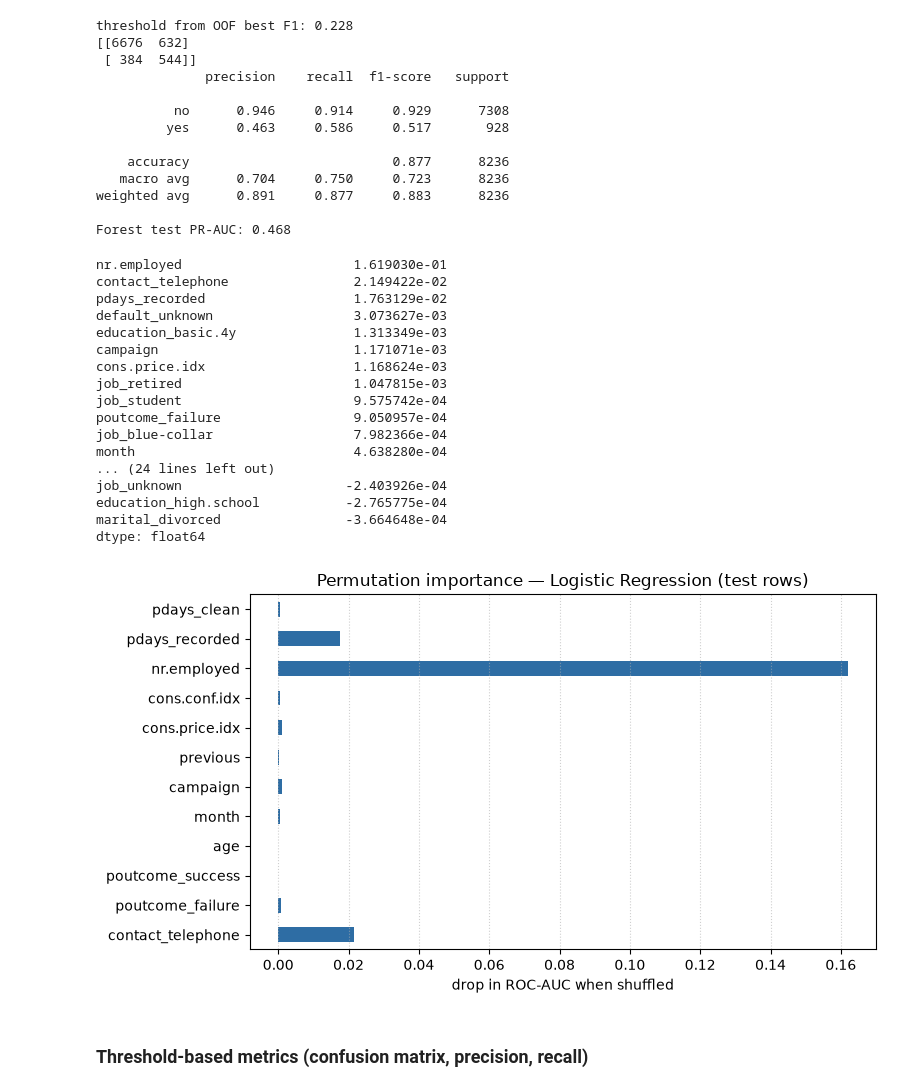
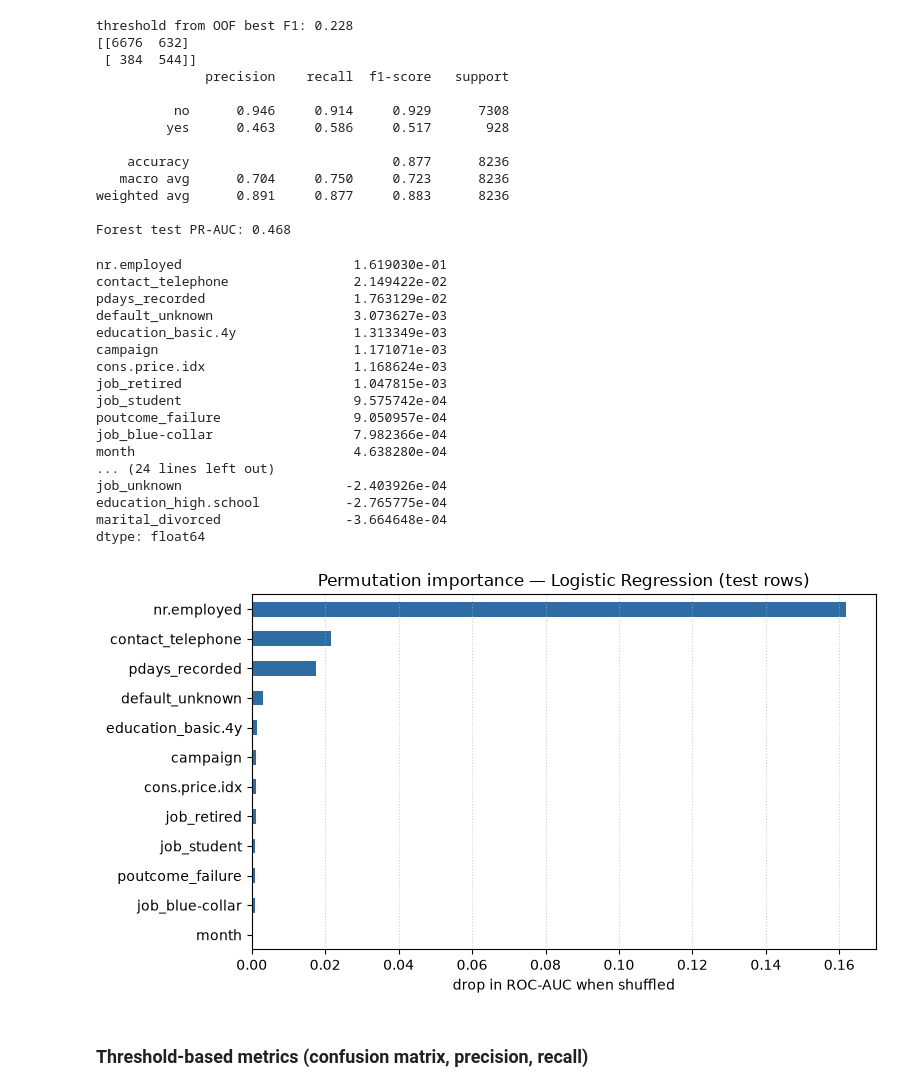
Before and after one commit to anoopungrd/sgh-advanced-analytics-big-data, a Jupyter notebook: semester-1/data-mining/project/code/Bank_Marketing_Notebook.ipynb, the cells around one changed output. Drawn from its saved outputs; the diff is of its cells as text; code cells hidden in the pictures.

```diff
--- a/semester-1/data-mining/project/code/Bank_Marketing_Notebook.ipynb
+++ b/semester-1/data-mining/project/code/Bank_Marketing_Notebook.ipynb
@@ -1615,35 +1592,35 @@ r_log = permutation_importance(logreg, X_test_lin, y_test, scoring="roc_auc",
 drop_log = pd.Series(r_log.importances_mean, index=X_test_lin.columns)
 print(drop_log.sort_values(ascending=False))
 
 # Plot the 12 features whose shuffling hurt the ROC-AUC score the most
 with plt.style.context('default'):
     plt.figure(figsize=(8, 4.5), facecolor="white")
-    ax = drop_log.tail(12).plot(kind="barh", color="#2E6DA4")
-    ax.set_facecolor("white")
+    ax = drop_log.sort_values().tail(12).plot(kind="barh", color="#2E6DA4")
+    #ax.set_facecolor("white")
     plt.xlabel("drop in ROC-AUC when shuffled")
     plt.title("Permutation importance — Logistic Regression (test rows)")
     plt.grid(axis="x", linestyle=":", alpha=0.6)
     plt.tight_layout()
     plt.savefig("logreg_importance.png", dpi=200, facecolor="white", transparent=False)
     plt.show()
 # %% [output]
 nr.employed                      1.619030e-01
 contact_telephone                2.149422e-02
 pdays_recorded                   1.763129e-02
 default_unknown                  3.073627e-03
 education_basic.4y               1.313349e-03
 campaign                         1.171071e-03
 cons.price.idx                   1.168624e-03
 job_retired                      1.047815e-03
 job_student                      9.575742e-04
 poutcome_failure                 9.050957e-04
 job_blue-collar                  7.982366e-04
 month                            4.638280e-04
 ... (24 lines left out)
 job_unknown                     -2.403926e-04
 education_high.school           -2.765775e-04
 marital_divorced                -3.664648e-04
 dtype: float64
-[figure, old version]
+[figure, new version]
 # %% [markdown]
 ### Threshold-based metrics (confusion matrix, precision, recall)
```
Also changed, not shown: parts of 11 cells of this notebook, 3 other files.
